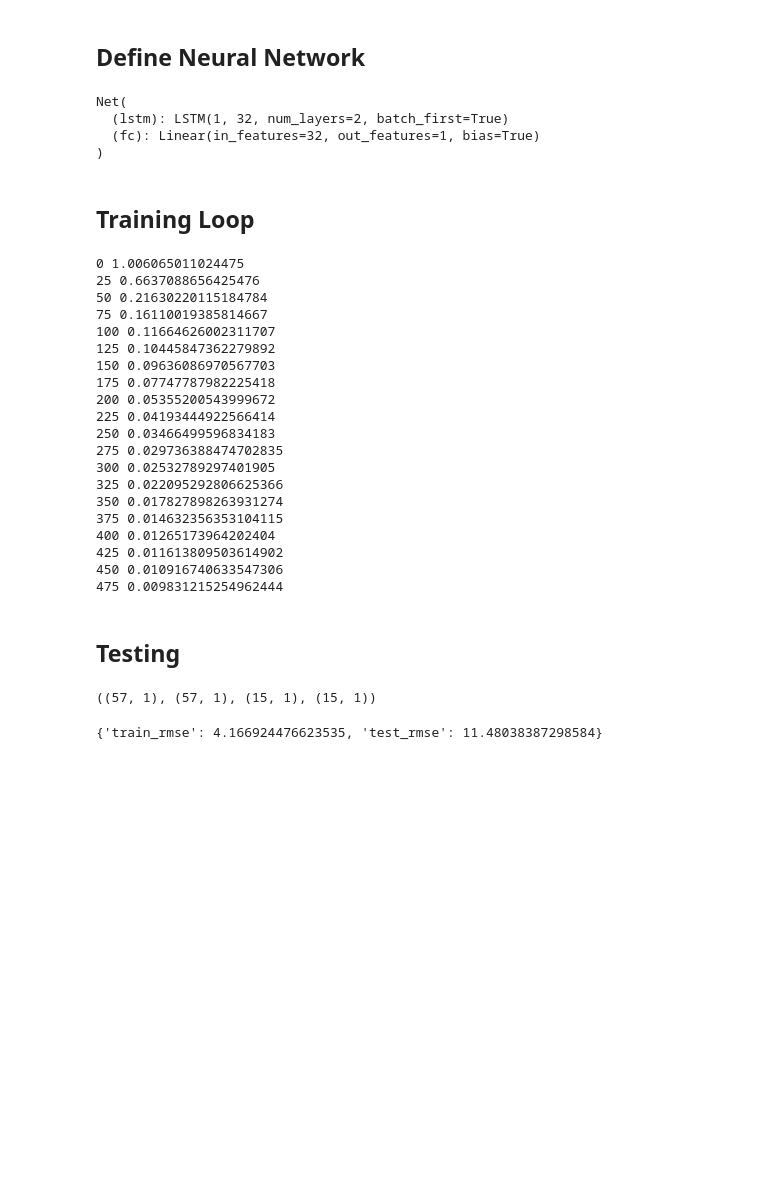
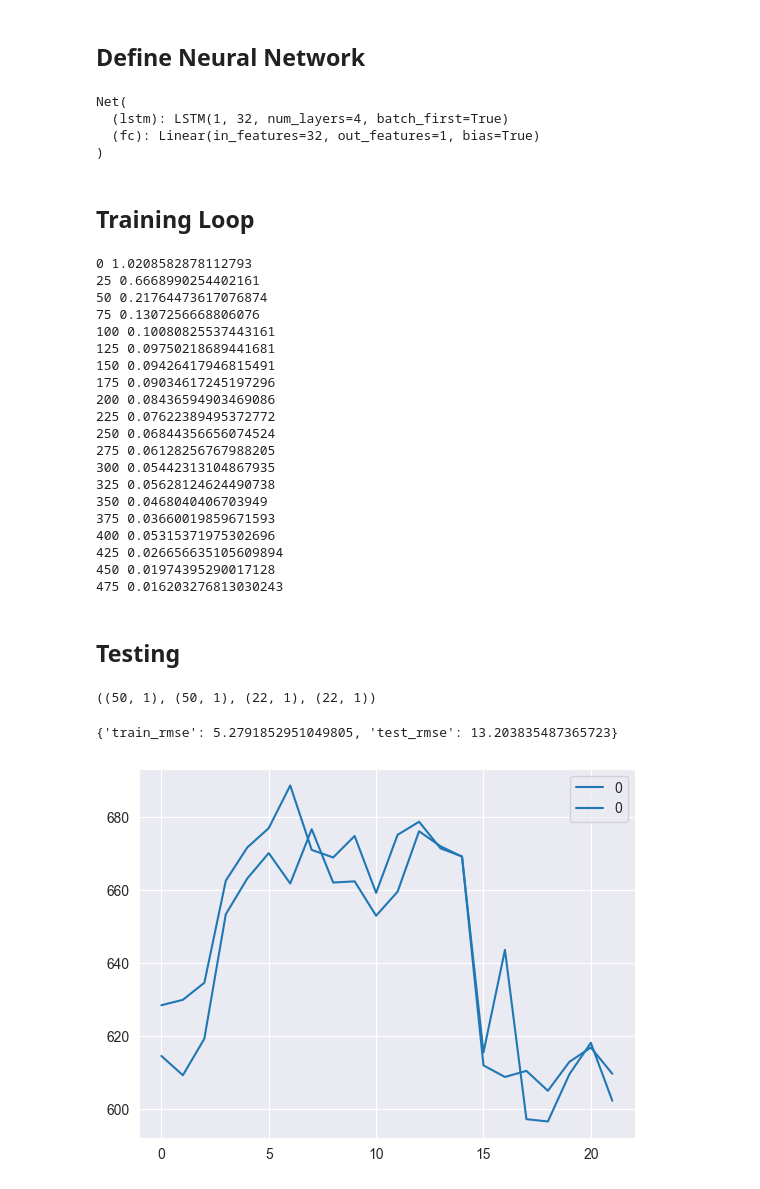
Before and after one commit to Ethan07914/stock_price_prediction, a Jupyter notebook: models/neural_network.ipynb, the cells around one changed output. Saved outputs shown, nothing was run; the diff lists cells and outputs as text; code cells hidden in the pictures; blank space fills up the shorter version.

```diff
--- a/models/neural_network.ipynb
+++ b/models/neural_network.ipynb
@@ -114,7 +116,7 @@ scalar_y = StandardScaler()
 X_df = df.iloc[:,1:]
 Y_df = df.iloc[:, [0]]
 
-train_size = int(len(df) * 0.8)
+train_size = int(len(df) * 0.7)
 
 X_train_df_as_numpy = scalar_x.fit_transform(X_df[:train_size]) # Fit to training data
 X_test_df_as_numpy = scalar_x.transform(X_df[train_size:])
@@ -250,12 +250,12 @@ class Net(nn.Module):
         out = self.fc(out[:, -1, :])
         return out
 # %%
-model = Net(1, 32, 2, 1)
+model = Net(1, 32, 4, 1)
 model.to(device)
 model
 # %% [output]
 Net(
-  (lstm): LSTM(1, 32, num_layers=2, batch_first=True)
+  (lstm): LSTM(1, 32, num_layers=4, batch_first=True)
   (fc): Linear(in_features=32, out_features=1, bias=True)
 )
 # %% [markdown]
@@ -279,26 +279,26 @@ for epoch in range(num_epochs):
     loss.backward()
     optimizer.step()
 # %% [output]
-0 1.006065011024475
-25 0.6637088656425476
-50 0.21630220115184784
-75 0.16110019385814667
-100 0.11664626002311707
-125 0.10445847362279892
-150 0.09636086970567703
-175 0.07747787982225418
-200 0.05355200543999672
-225 0.04193444922566414
-250 0.03466499596834183
-275 0.029736388474702835
-300 0.02532789297401905
-325 0.022095292806625366
-350 0.017827898263931274
-375 0.014632356353104115
-400 0.01265173964202404
-425 0.011613809503614902
-450 0.010916740633547306
-475 0.009831215254962444
+0 1.0208582878112793
+25 0.6668990254402161
+50 0.21764473617076874
+75 0.1307256668806076
+100 0.10080825537443161
+125 0.09750218689441681
+150 0.09426417946815491
+175 0.09034617245197296
+200 0.08436594903469086
+225 0.07622389495372772
+250 0.06844356656074524
+275 0.06128256767988205
+300 0.05442313104867935
+325 0.05628124624490738
+350 0.0468040406703949
+375 0.03660019859671593
+400 0.05315371975302696
+425 0.026656635105609894
+450 0.01974395290017128
+475 0.016203276813030243
 # %% [markdown]
 ## Testing
 # %%
@@ -313,11 +313,18 @@ test_actual = scalar_y.inverse_transform(Y_test.detach().cpu().numpy())
 
 train_output_prediction.shape, train_actual.shape, test_output_prediction.shape, test_actual.shape
 # %% [output]
-((57, 1), (57, 1), (15, 1), (15, 1))
+((50, 1), (50, 1), (22, 1), (22, 1))
 # %%
 train_rmse = root_mean_squared_error(train_actual, train_output_prediction)
 test_rmse = root_mean_squared_error(test_actual, test_output_prediction)
 # %%
 {'train_rmse' :train_rmse, 'test_rmse':test_rmse}
 # %% [output]
-{'train_rmse': 4.166924476623535, 'test_rmse': 11.48038387298584}
+{'train_rmse': 5.2791852951049805, 'test_rmse': 13.203835487365723}
+# %%
+
+
+actual_line = sns.lineplot(test_actual)
+predicted_line = sns.lineplot(test_output_prediction)
+# %% [output]
+[figure, added]
```
Also changed, not shown: parts of 6 cells of this notebook, 11 other files.
